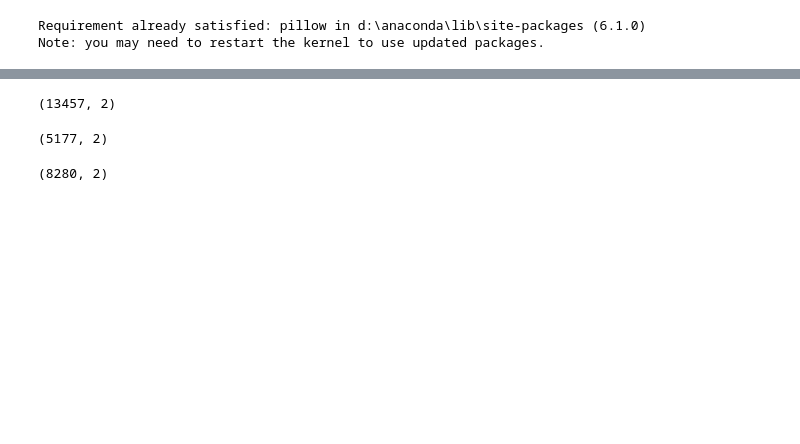
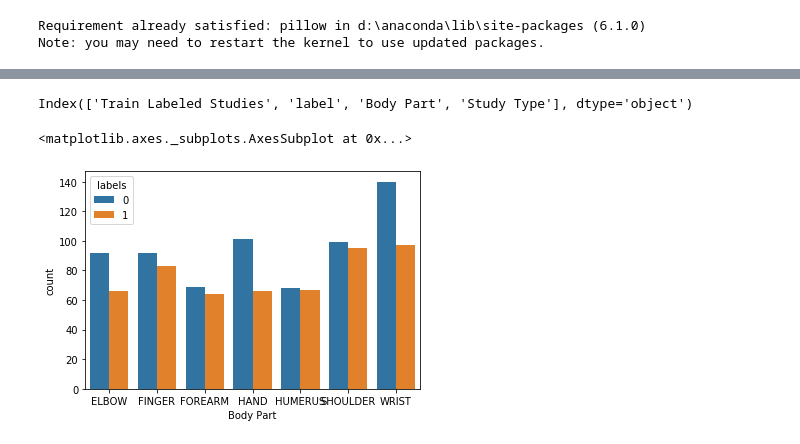
Before and after one commit to amikha33/MURA, a Jupyter notebook: X-Ray.ipynb, the cells around one changed output, grey strips where cells are left out. Saved outputs shown, nothing was run; the diff lists cells and outputs as text; code cells hidden in the pictures; blank space fills up the shorter version.

```diff
--- a/X-Ray.ipynb
+++ b/X-Ray.ipynb
@@ -48,0 +20,5 @@ train_labels_zero=train_labels[train_labels['label'] ==0]
+# %%
+train_imgs_path=train_imgs_path.sort_values(by=['Train Dataset'])
+train_labels=train_labels.sort_values(by=['Train Labeled Studies'])
+test_imgs_path=test_imgs_path.sort_values(by=['Test Dataset'])
+test_labels=test_labels.sort_values(by=['Test Labeled Studies'])
@@ -48,0 +38,4 @@ train_labels_zero=train_labels[train_labels['label'] ==0]
+# %%
+
+test_labels['Body Part']=test_labels['Test Labeled Studies'].apply(lambda x: str(x.split('/')[2])[3:])
+test_labels['Study Type']=test_labels['Test Labeled Studies'].apply(lambda x: str(x.split('/')[4])[:6])
@@ -49,12 +45,11 @@ train_labels_zero=train_labels[train_labels['label'] ==0]
 # %%
-train_labels.shape
+train_labels.columns
 # %% [output]
-(13457, 2)
+Index(['Train Labeled Studies', 'label', 'Body Part', 'Study Type'], dtype='object')
-# %%
-train_labels_one.shape
-# %% [output]
-(5177, 2)
-# %%
-train_labels_zero.shape
-# %% [output]
-(8280, 2)
+# %%
+import seaborn as sns
+
+sns.countplot(data=test_labels,x='Body Part',hue='labels')
+# %% [output]
+<matplotlib.axes._subplots.AxesSubplot at 0x...>
+[figure, added]
```
Also changed, not shown: parts of 25 cells of this notebook.
